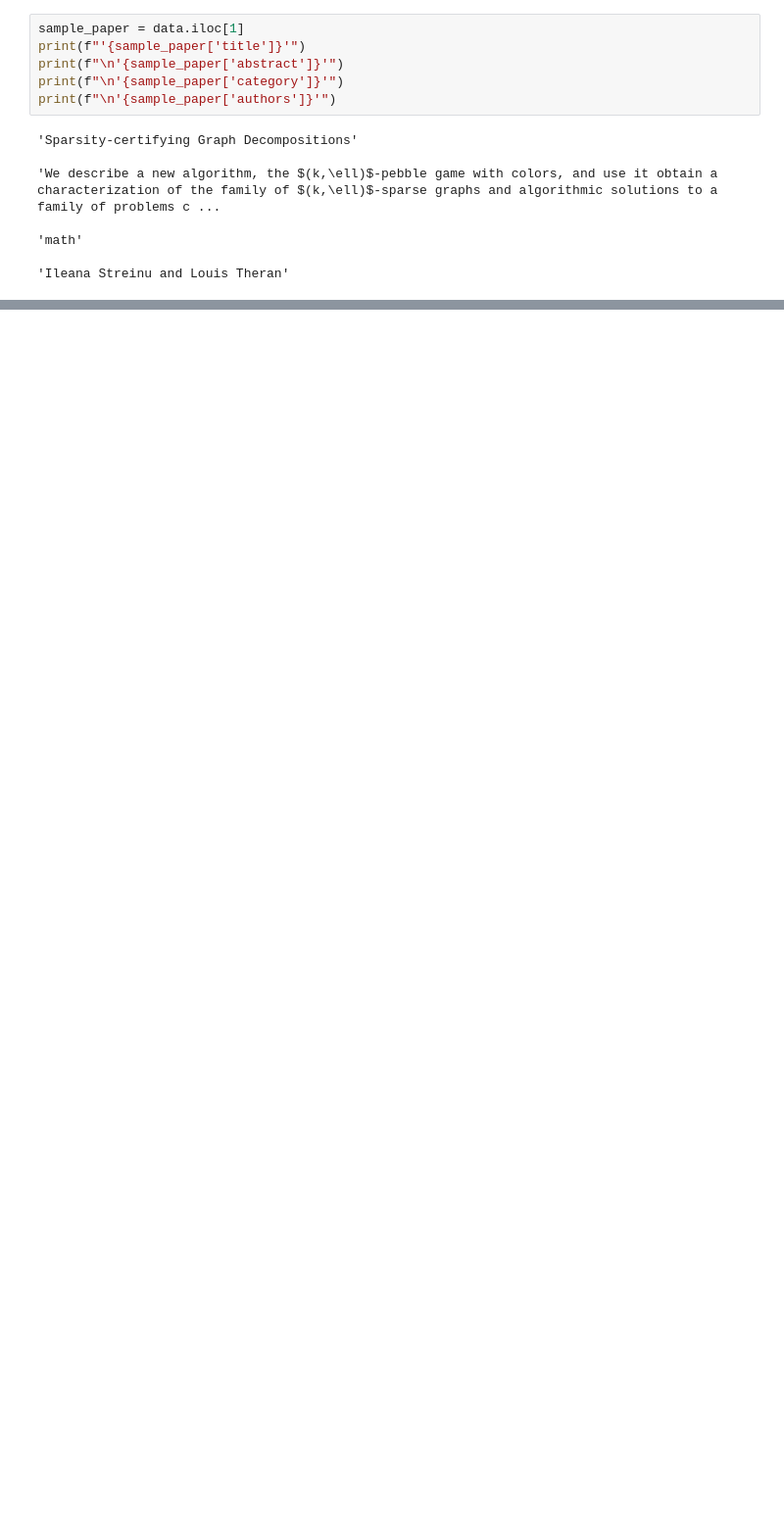
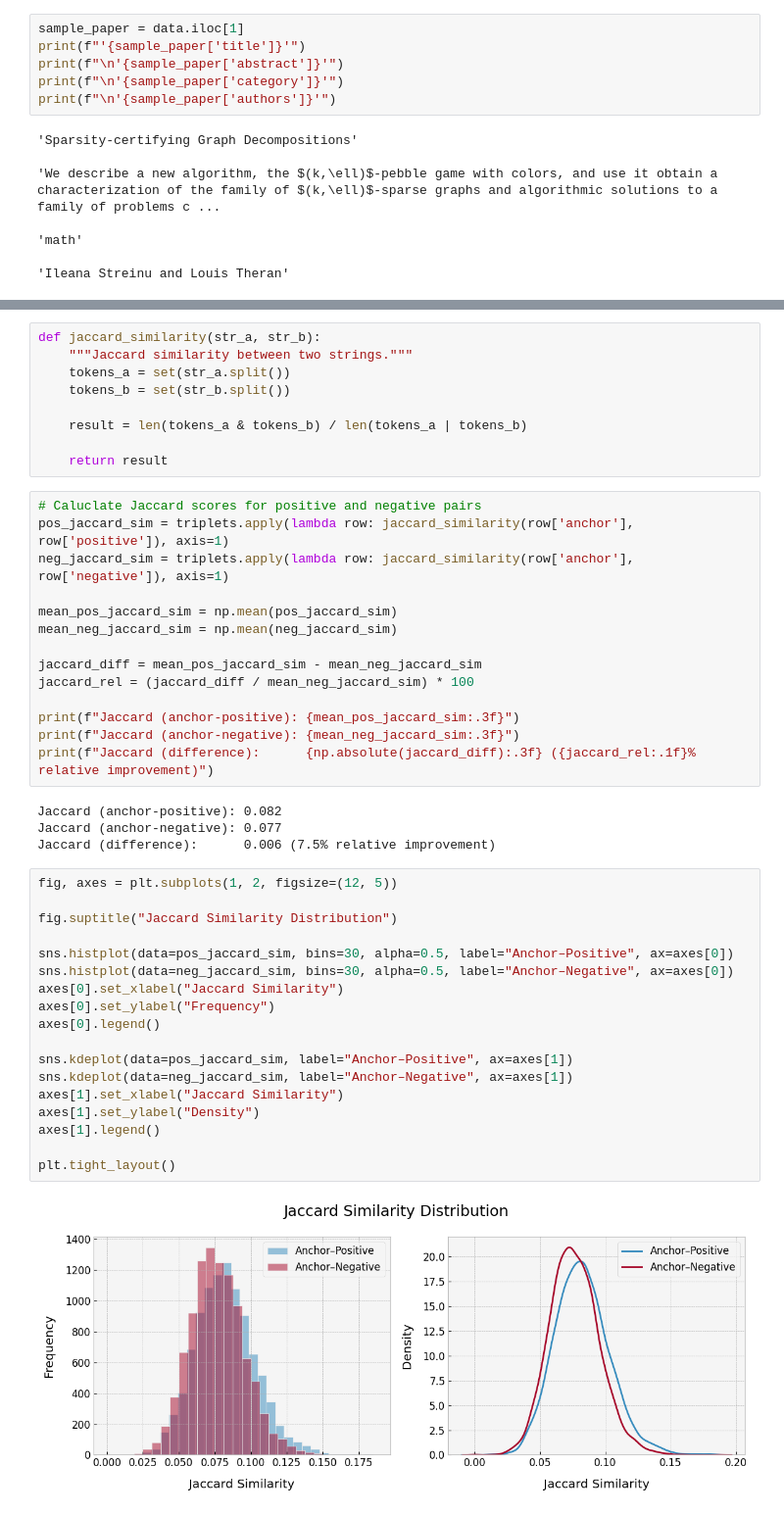
Before and after one commit to nadrajak/arxiv-semantic-search, a Jupyter notebook: notebooks/0-arxiv-exploration.ipynb, the cells around one changed output, grey strips where cells are left out. Shown at 98% size. Drawn from its saved outputs; the diff is of its cells as text; blank space fills up the shorter version.

Commit message:
Add triplet section to exploration notebook

```diff
--- a/notebooks/0-arxiv-exploration.ipynb
+++ b/notebooks/0-arxiv-exploration.ipynb
@@ -416,0 +492,47 @@ print(f"\n'{sample_paper['authors']}'")
+# %%
+def jaccard_similarity(str_a, str_b):
+    """Jaccard similarity between two strings."""
+    tokens_a = set(str_a.split())
+    tokens_b = set(str_b.split())
+
+    result = len(tokens_a & tokens_b) / len(tokens_a | tokens_b)
+
+    return result
+# %%
+# Caluclate Jaccard scores for positive and negative pairs
+pos_jaccard_sim = triplets.apply(lambda row: jaccard_similarity(row['anchor'], row['positive']), axis=1)
+neg_jaccard_sim = triplets.apply(lambda row: jaccard_similarity(row['anchor'], row['negative']), axis=1)
+
+mean_pos_jaccard_sim = np.mean(pos_jaccard_sim)
+mean_neg_jaccard_sim = np.mean(neg_jaccard_sim)
+
+jaccard_diff = mean_pos_jaccard_sim - mean_neg_jaccard_sim
+jaccard_rel = (jaccard_diff / mean_neg_jaccard_sim) * 100
+
+print(f"Jaccard (anchor-positive): {mean_pos_jaccard_sim:.3f}")
+print(f"Jaccard (anchor-negative): {mean_neg_jaccard_sim:.3f}")
+print(f"Jaccard (difference):      {np.absolute(jaccard_diff):.3f} ({jaccard_rel:.1f}% relative improvement)")
+# %% [output]
+Jaccard (anchor-positive): 0.082
+Jaccard (anchor-negative): 0.077
+Jaccard (difference):      0.006 (7.5% relative improvement)
+# %%
+fig, axes = plt.subplots(1, 2, figsize=(12, 5))
+
+fig.suptitle("Jaccard Similarity Distribution")
+
+sns.histplot(data=pos_jaccard_sim, bins=30, alpha=0.5, label="Anchor–Positive", ax=axes[0])
+sns.histplot(data=neg_jaccard_sim, bins=30, alpha=0.5, label="Anchor–Negative", ax=axes[0])
+axes[0].set_xlabel("Jaccard Similarity")
+axes[0].set_ylabel("Frequency")
+axes[0].legend()
+
+sns.kdeplot(data=pos_jaccard_sim, label="Anchor–Positive", ax=axes[1])
+sns.kdeplot(data=neg_jaccard_sim, label="Anchor–Negative", ax=axes[1])
+axes[1].set_xlabel("Jaccard Similarity")
+axes[1].set_ylabel("Density")
+axes[1].legend()
+
+plt.tight_layout()
+# %% [output]
+[figure, added]
```
Also changed, not shown: parts of 53 cells of this notebook, 2 other files.
